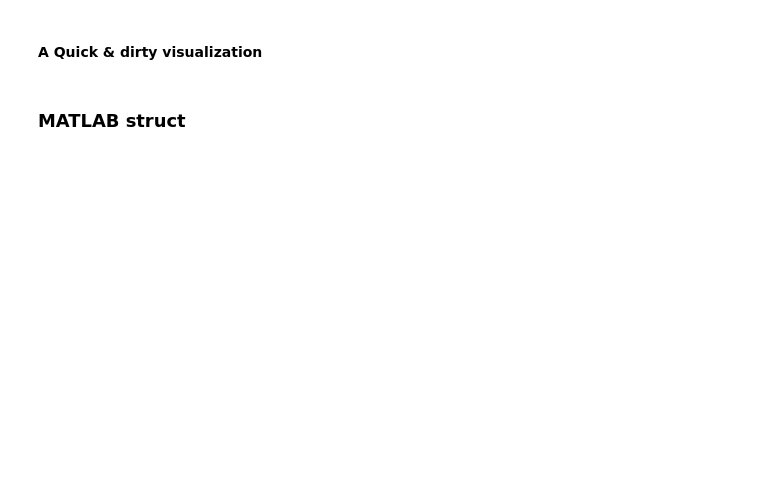
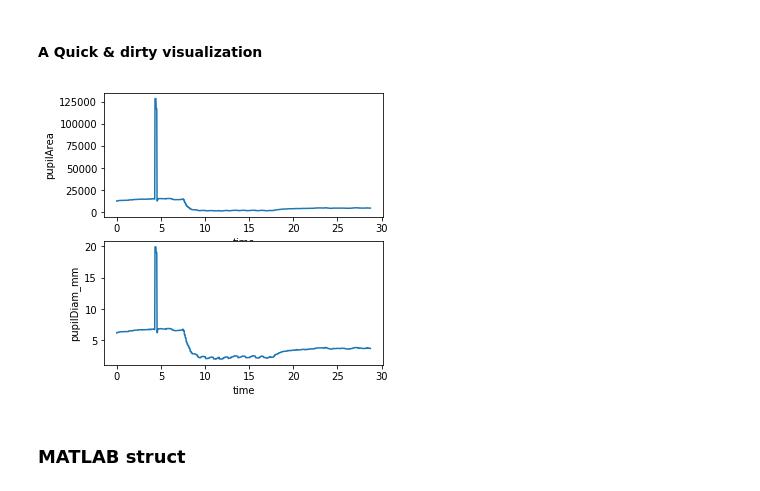
Before and after one commit to SmilodonCub/DS4VS, a Jupyter notebook: Week6/DS4VS_week6_EDA.ipynb, the cells around one changed output. Drawn from its saved outputs; the diff is of its cells as text; code cells hidden in the pictures; blank space fills up the shorter version.

```diff
--- a/Week6/DS4VS_week6_EDA.ipynb
+++ b/Week6/DS4VS_week6_EDA.ipynb
@@ -133,10 +266,12 @@ pupil_df.describe()
 # %%
 plt.subplots(figsize=(5, 5))
 plt.subplot(2,1,1)
 sns.lineplot( data = pupil_df, x= 'time', y= 'pupilArea' )
 plt.subplot(2,1,2)
-sns.lineplot( data = pupil_df, x= 'time', y= 'pupilDiam' )
+sns.lineplot( data = pupil_df, x= 'time', y= 'pupilDiam_mm' )
 plt.show()
+# %% [output]
+[figure, added]
 # %% [markdown]
 ### MATLAB struct
 # %%
```
Also changed, not shown: parts of 35 cells of this notebook, 1 other file.
